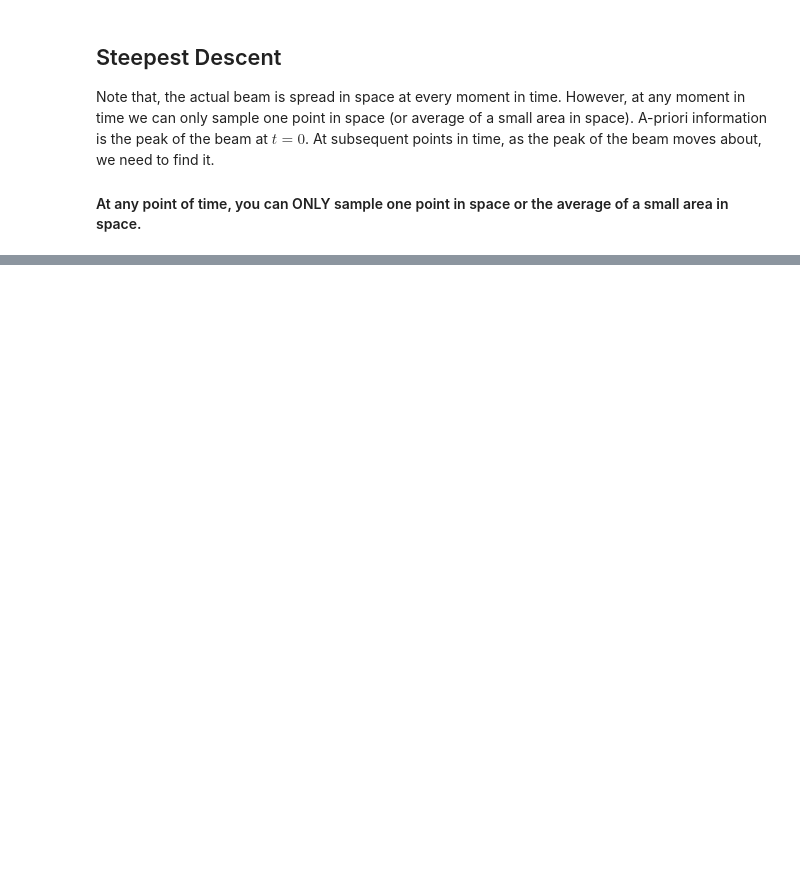
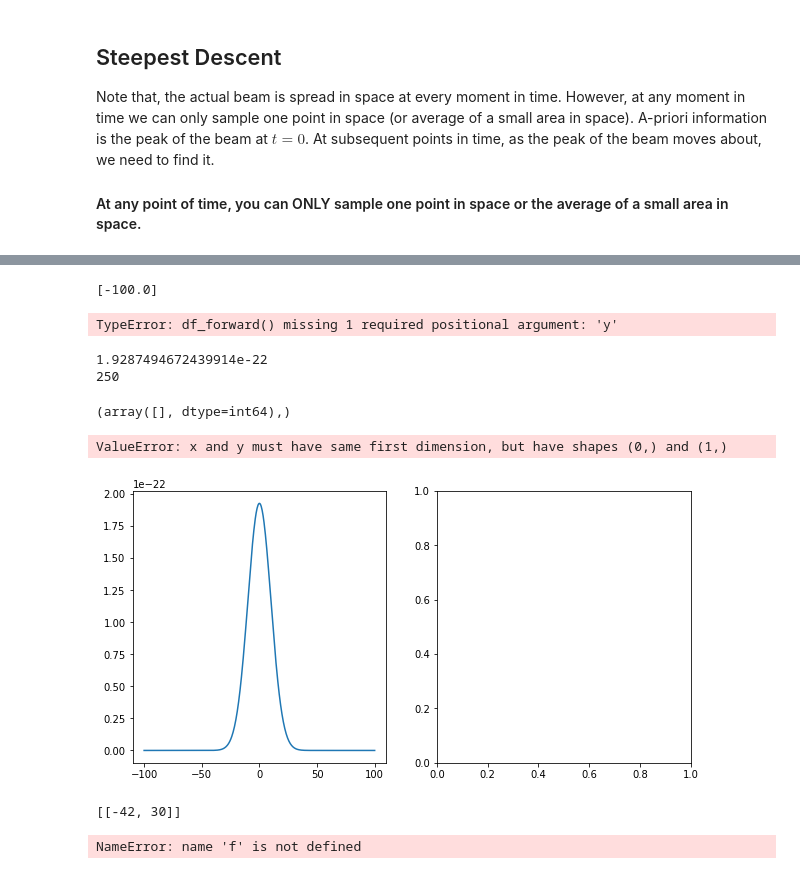
Before and after one commit to cspatel2/Spac-Hauc, a Jupyter notebook: steepest-descent-test.ipynb, the cells around one changed output, grey strips where cells are left out. Saved outputs shown, nothing was run; the diff lists cells and outputs as text; code cells hidden in the pictures; blank space fills up the shorter version.

```diff
--- a/steepest-descent-test.ipynb
+++ b/steepest-descent-test.ipynb
@@ -127,3 +304,47 @@ def df(func , d ,h=0.01):
+# %%
+precision = 1/1000000
+max_iter = 100
+alpha = 0.1
+count = 0
+
+works = gradient_descent_3(xx,x_,alpha, max_iter, precision)
+# %% [output]
+[-100.0]
+TypeError: df_forward() missing 1 required positional argument: 'y'
+# %%
+fig = plt.figure(figsize= (10,8))
+plt.contour(x_mesh, y_mesh, f_mesh, 50)
+it_array = np.array(guesses)
+plt.plot(it_array.T[0], it_array.T[1], "x-")
+ax.set_xlabel('x')
+ax.set_ylabel('y')
+
+print("the minima is at :", guesses[-1])
+# %%
+print(max(x_))
+print(np.argmax(x_))
+# %% [output]
+1.9287494672439914e-22
+250
+# %%
+result0 = np.where(x_ == works0[-1])
+result1 = np.where(y_ == works1[-1])
+# %%
+print(result0)
+# %% [output]
+(array([], dtype=int64),)
+# %%
+fig, [ax1,ax2] = plt.subplots(1,2, figsize = (10,5))
+ax1.plot(xx,sigr[1][0], label = "X")
+ax1.plot(xx[result0], works0[-1])
+ax1.plot(yy,sigr[1][1], label ='Y')
+ax1.plot(yy[result1], works1[-1])
+ax1.legend()
+
+ax2.imshow(sigr[1])
+# %% [output]
+ValueError: x and y must have same first dimension, but have shapes (0,) and (1,)
+[figure, added]
 # %%
 guesses = [[-42,30]]
 precision = 1/1000000
@@ -135,8 +356,13 @@ x0 = guesses[0][0]  # guess x
 y0 = guesses[0][1] # guess y
 while True:
     print(guesses)
-    x_temp = x0 - alpha * df( f , [x0,y0] )[0]
-    y_temp = y0 - alpha * df( f , [x0,y0] )[1]
+
+#     x_temp = x0 - alpha * df( f , [x0,y0] )[0]
+#     y_temp = y0 - alpha * df( f , [x0,y0] )[1]
+    for i in range(epochs):
+          y_pred = w * x +c
+           = (-2/n) * sum(x * (y_original - y_pred))
+          D_C = (-2/n) * sum(y_original - y_pred)
 
     guesses.append([x_temp,y_temp])
 
@@ -161,3 +387,6 @@ ax.set_xlabel('x')
 ax.set_ylabel('y')
 
 print("the minima is at :", guesses[-1])
+# %% [output]
+[[-42, 30]]
+NameError: name 'f' is not defined
```
Also changed, not shown: parts of 13 cells of this notebook.
